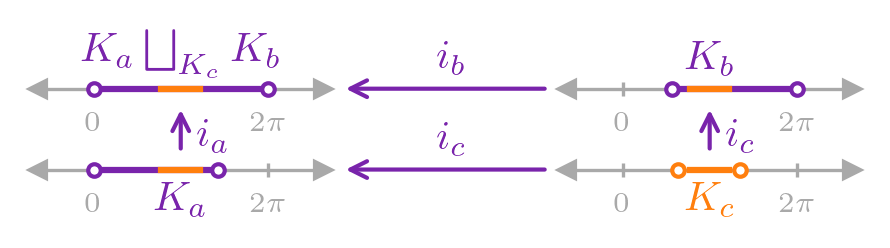
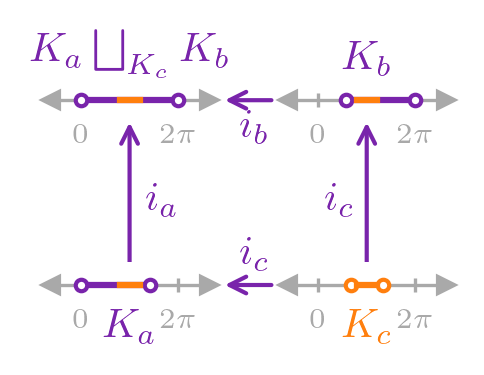
Unified diff of the notebook cell whose output changed from the first chart to the second:
--- before
+++ after
@@ -1,3 +1,3 @@
-fig, ax = plt.subplots(figsize=(3.5, .5))
+fig, ax = plt.subplots(figsize=(1.7, 1))
 plot_base(ax)
 fig.savefig(paper_path/'k_coproduct.pdf', bbox_inches='tight', backend='pgf')

Commit: figures